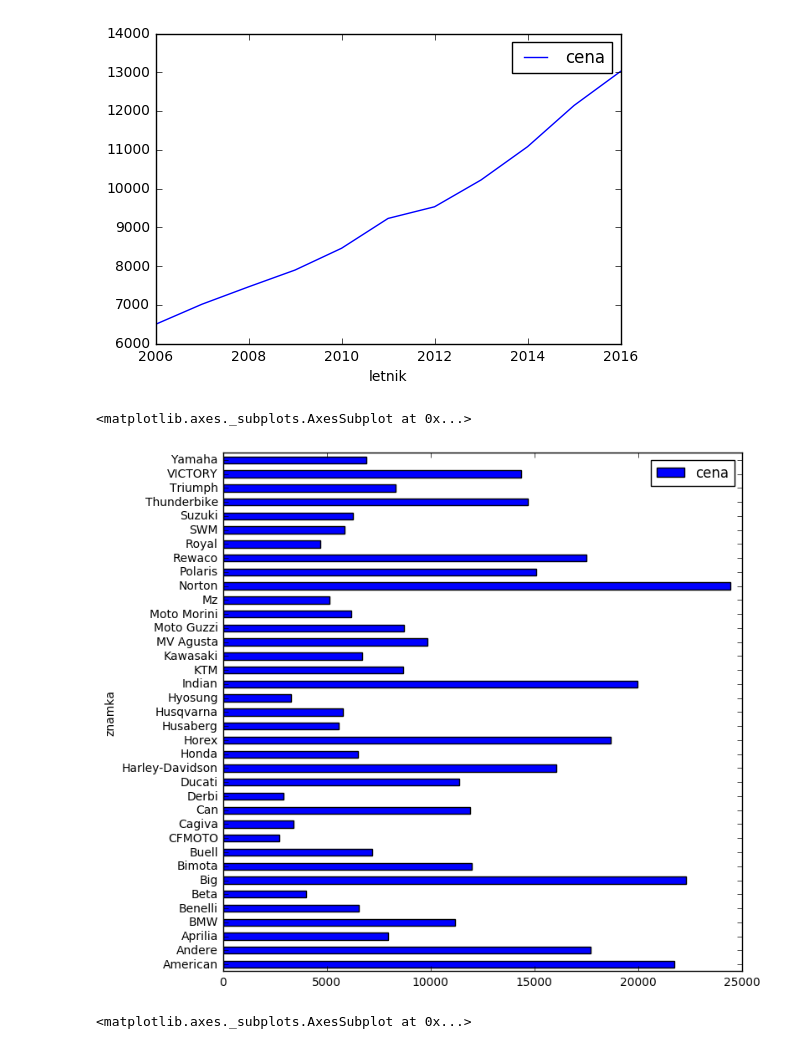
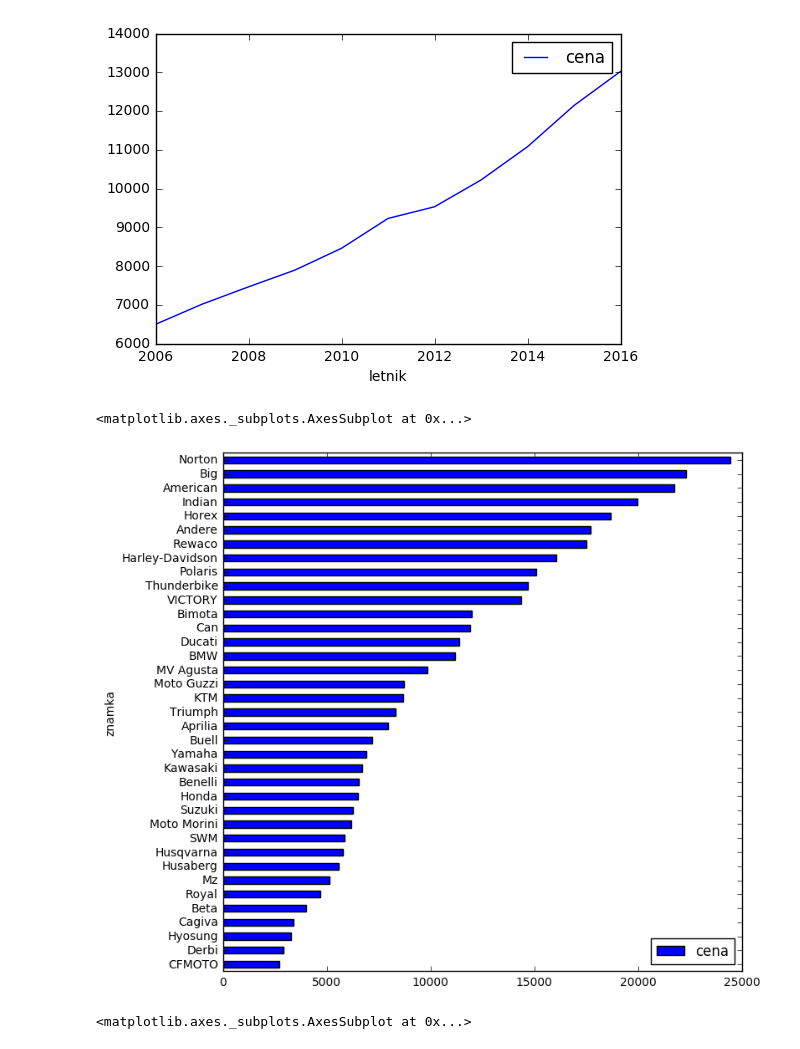
Before and after one commit to FMF-projects/rabljeni-motocikli, a Jupyter notebook: rabljeni_motocikli.ipynb, the cells around one changed output. Saved outputs shown, nothing was run; the diff lists cells and outputs as text; code cells hidden in the pictures.

```diff
--- a/rabljeni_motocikli.ipynb
+++ b/rabljeni_motocikli.ipynb
@@ -99,10 +97,10 @@ pd.DataFrame(letnik['cena']).plot(kind='line')
 [figure]
 # %%
 znamka = motocikli.groupby('znamka').mean()
-pd.DataFrame(znamka['cena']).plot(kind='barh', figsize=(8,8))
+pd.DataFrame(znamka['cena']).sort_values(['cena']).plot(kind='barh', figsize=(8,8), stacked=True)
 # %% [output]
 <matplotlib.axes._subplots.AxesSubplot at 0x...>
-[figure, old version]
+[figure, new version]
 # %%
 tip = motocikli.groupby('tip').mean()
 pd.DataFrame(tip['cena']).sort_values(['cena']).plot(kind='barh')
```
Also changed, not shown: parts of 8 cells of this notebook.
